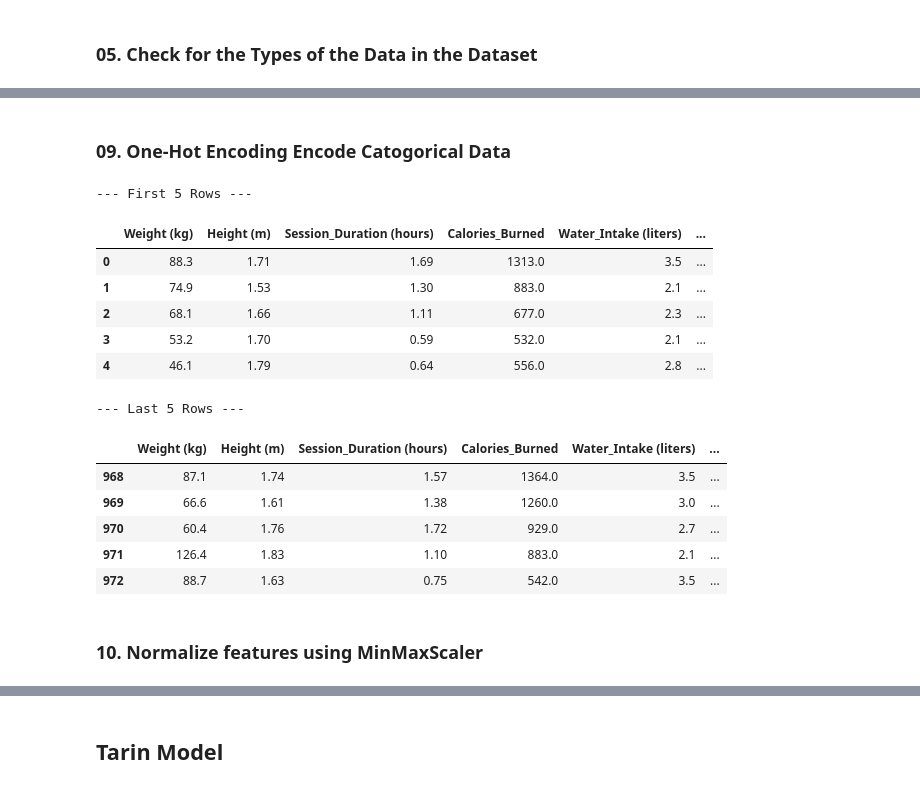
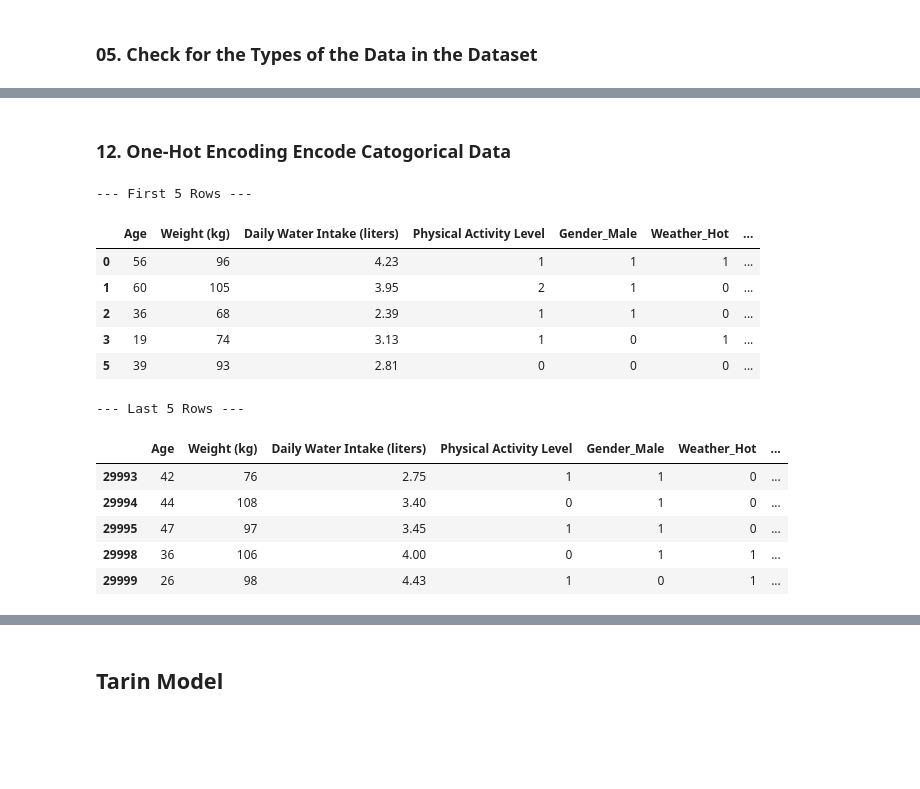
Before and after one commit to ManukaAbeysekara2004/GYM_Mobile_App, a Jupyter notebook: AI_Models/notebooks/AI_02_Water_Intake_&_Fitness_Planning.ipynb, the cells around one changed output, grey strips where cells are left out. Cells and saved outputs as stored; diff of their text form; code cells hidden in the pictures; blank space fills up the shorter version.

```diff
--- a/AI_Models/notebooks/AI_02_Water_Intake_&_Fitness_Planning.ipynb
+++ b/AI_Models/notebooks/AI_02_Water_Intake_&_Fitness_Planning.ipynb
@@ -112,0 +91,8 @@ dtype: object
+# %%
+df = df.drop(df[df['Hydration Level'] == 'Poor'].index, axis=0)
+
+print("--- First 5 Rows ---")
+display(df.head())
+
+print("\n--- Last 5 Rows ---")
+display(df.tail())
@@ -115,5 +116,5 @@ dtype: object
 # %%
-df = df.drop(["Age", "Gender", "Max_BPM", "Avg_BPM", "Resting_BPM", "Fat_Percentage", "BMI"], axis=1)
+df = df.drop(["Hydration Level"], axis=1)
 
 print("--- First 5 Rows ---")
 display(df.head())
@@ -167,0 +167,7 @@ Number of duplicates rows:  (0, 8)
+# %%
+# Drop Duplicate Rows
+
+df = df.drop_duplicates()
+
+duplicate_rows_df = df[df.duplicated()]
+print("Number of duplicates rows: ", duplicate_rows_df.shape)
@@ -181,0 +240,8 @@ dtype: int64
+# %%
+df["Physical Activity Level"] = df["Physical Activity Level"].map({"Low": 0, "Moderate": 1, "High": 2})
+
+print("--- First 5 Rows ---")
+display(df.head())
+
+print("\n--- Last 5 Rows ---")
+display(df.tail())
@@ -182,27 +263,25 @@ dtype: int64
 # %% [markdown]
-### **09. One-Hot Encoding Encode Catogorical Data**
+### **12. One-Hot Encoding Encode Catogorical Data**
 # %%
-df = pd.get_dummies(df, columns=["Workout_Type", "Experience_Level"], drop_first=True, dtype=int)
+df = pd.get_dummies(df, columns=["Gender", "Weather"], drop_first=True, dtype=int)
 
 print("--- First 5 Rows ---")
 display(df.head())
 
 print("\n--- Last 5 Rows ---")
 display(df.tail())
 # %% [output]
 --- First 5 Rows ---
-|  | Weight (kg) | Height (m) | Session_Duration (hours) | Calories_Burned | Water_Intake (liters) | ... |
-| 0 | 88.3 | 1.71 | 1.69 | 1313.0 | 3.5 | ... |
-| 1 | 74.9 | 1.53 | 1.30 | 883.0 | 2.1 | ... |
-| 2 | 68.1 | 1.66 | 1.11 | 677.0 | 2.3 | ... |
-| 3 | 53.2 | 1.70 | 0.59 | 532.0 | 2.1 | ... |
-| 4 | 46.1 | 1.79 | 0.64 | 556.0 | 2.8 | ... |
+|  | Age | Weight (kg) | Daily Water Intake (liters) | Physical Activity Level | Gender_Male | Weather_Hot | ... |
+| 0 | 56 | 96 | 4.23 | 1 | 1 | 1 | ... |
+| 1 | 60 | 105 | 3.95 | 2 | 1 | 0 | ... |
+| 2 | 36 | 68 | 2.39 | 1 | 1 | 0 | ... |
+| 3 | 19 | 74 | 3.13 | 1 | 0 | 1 | ... |
+| 5 | 39 | 93 | 2.81 | 0 | 0 | 0 | ... |
 --- Last 5 Rows ---
-|  | Weight (kg) | Height (m) | Session_Duration (hours) | Calories_Burned | Water_Intake (liters) | ... |
-| 968 | 87.1 | 1.74 | 1.57 | 1364.0 | 3.5 | ... |
-| 969 | 66.6 | 1.61 | 1.38 | 1260.0 | 3.0 | ... |
-| 970 | 60.4 | 1.76 | 1.72 | 929.0 | 2.7 | ... |
-| 971 | 126.4 | 1.83 | 1.10 | 883.0 | 2.1 | ... |
-| 972 | 88.7 | 1.63 | 0.75 | 542.0 | 3.5 | ... |
+|  | Age | Weight (kg) | Daily Water Intake (liters) | Physical Activity Level | Gender_Male | Weather_Hot | ... |
+| 29993 | 42 | 76 | 2.75 | 1 | 1 | 0 | ... |
+| 29994 | 44 | 108 | 3.40 | 0 | 1 | 0 | ... |
+| 29995 | 47 | 97 | 3.45 | 1 | 1 | 0 | ... |
+| 29998 | 36 | 106 | 4.00 | 0 | 1 | 1 | ... |
+| 29999 | 26 | 98 | 4.43 | 1 | 0 | 1 | ... |
-# %% [markdown]
-### **10. Normalize features using MinMaxScaler**
```
Also changed, not shown: parts of 33 cells of this notebook, 2 other files.
